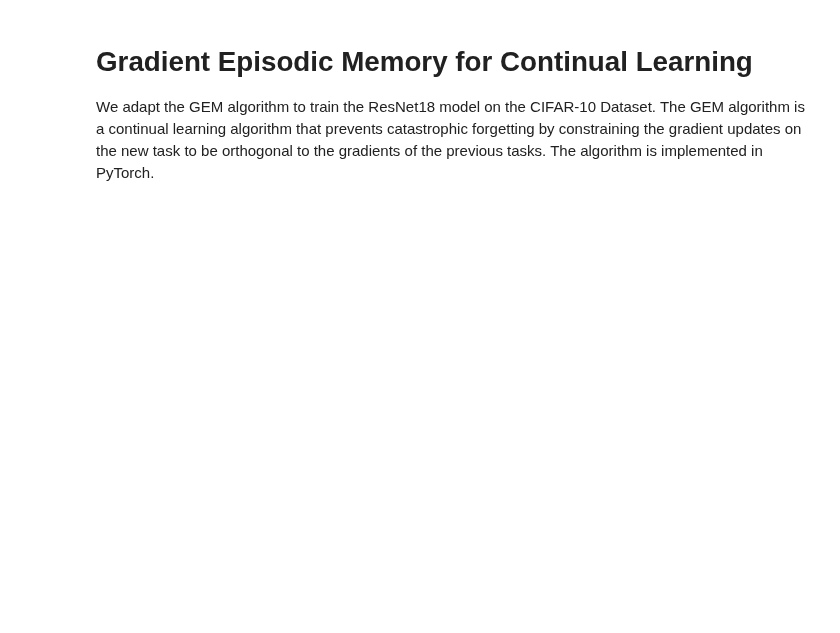
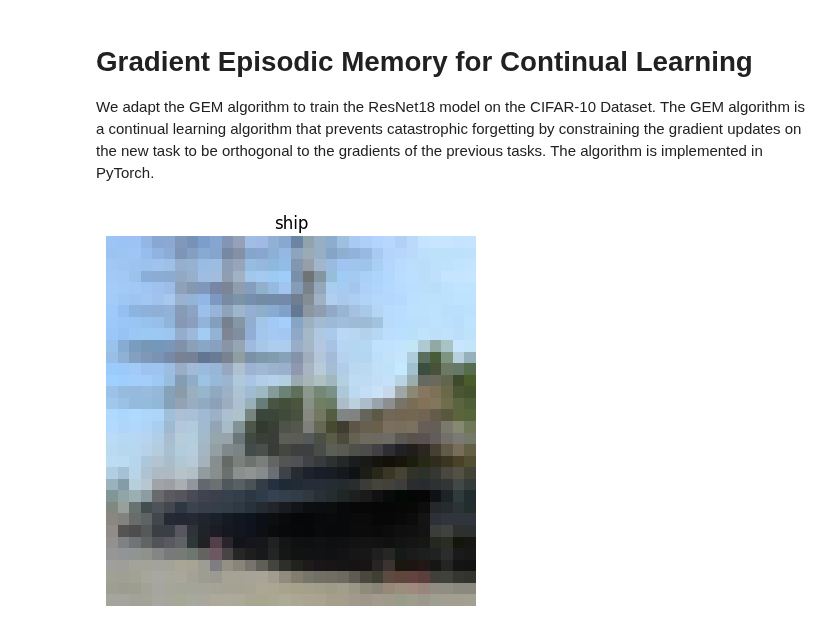
Before and after one commit to DROP-TABLE-CS407/Machine-Unlearning-x-Continual-Learning, a Jupyter notebook: GEM/GEM_ResNet18_CIFAR.ipynb, the cells around one changed output. Drawn from its saved outputs; the diff is of its cells as text; code cells hidden in the pictures; blank space fills up the shorter version.

```diff
--- a/GEM/GEM_ResNet18_CIFAR.ipynb
+++ b/GEM/GEM_ResNet18_CIFAR.ipynb
@@ -5,27 +5,29 @@ We adapt the GEM algorithm to train the ResNet18 model on the CIFAR-10 Dataset.
 # %%
 import torch
 import numpy as np
 import matplotlib.pyplot as plt
 from PIL import Image
 from torchvision import transforms
 import time
 from cifar import load_cifar10_data, split_into_classes, get_class_indexes
 from torch.utils.data import DataLoader
 import random
 import os
 import sys
 sys.path.append(os.path.abspath("."))  # Adds the current directory
 # from GEM.gem import *
 from GEM.args import *
 from torch.nn.functional import relu, avg_pool2d
 import torch.nn as nn
 import quadprog
 
 AGEM = True
-
+PRETRAIN = 5 # number of initial classes to pretrain on
 # Globals
 DATASET_PATH = 'cifar-10-batches-py'
 CLASSES = ['airplane', 'automobile', 'bird', 'cat', 'deer', 'dog', 'frog', 'horse', 'ship', 'truck']
+# %% [output]
+[figure, added]
 # %%
 ## Scraped code fundamental for GEM this is the code required to create a resnet18 model from scratch
 def conv3x3(in_planes, out_planes, stride=1):
```
Also changed, not shown: parts of 3 cells of this notebook.
